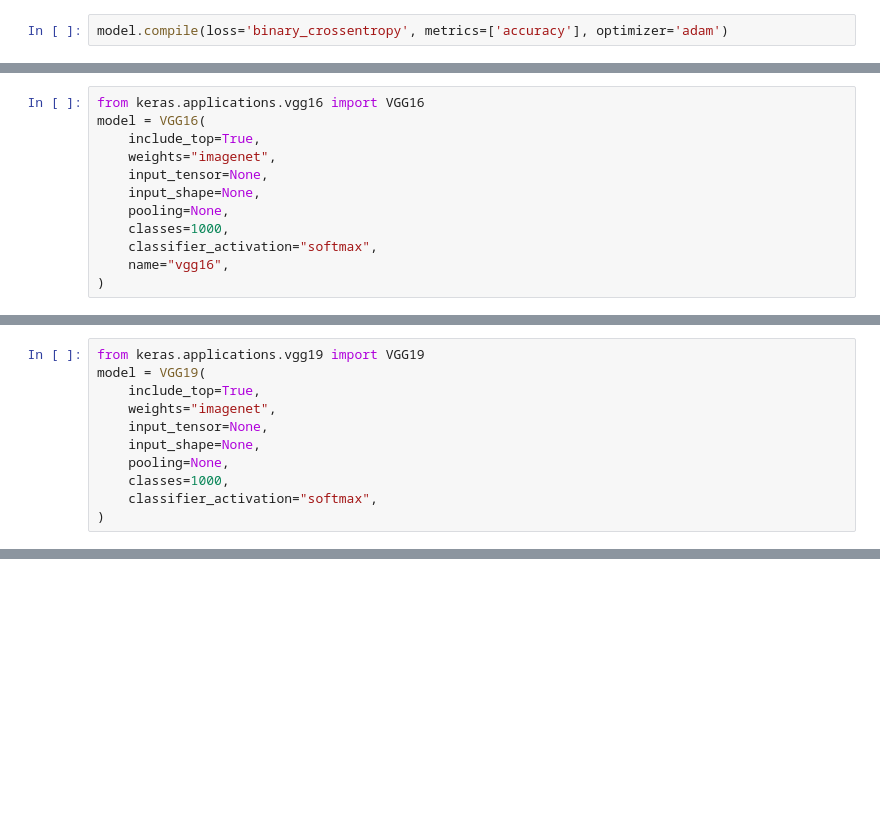
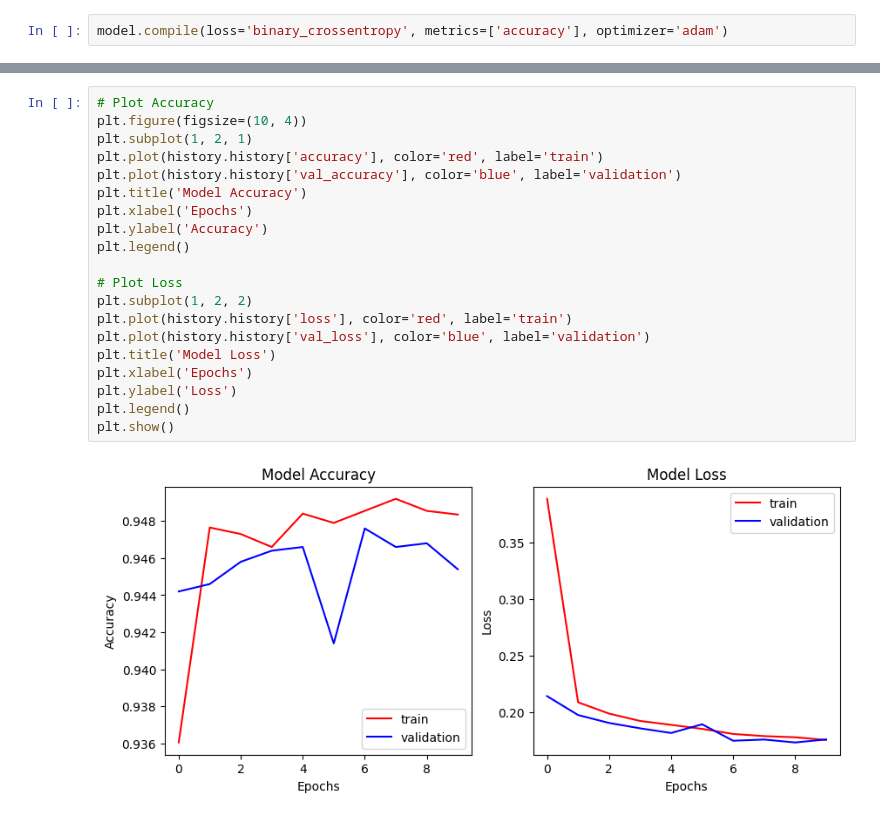
Before and after one commit to anirban2005143a/machine_learning, a Jupyter notebook: deep_learning/CNN/practice/transfer_learning.ipynb, the cells around one changed output, grey strips where cells are left out. Cells and saved outputs as stored; diff of their text form; blank space fills up the shorter version.

```diff
--- a/deep_learning/CNN/practice/transfer_learning.ipynb
+++ b/deep_learning/CNN/practice/transfer_learning.ipynb
@@ -119,12 +111,0 @@ KeyboardInterrupt:
-# %%
-from keras.applications.vgg16 import VGG16
-model = VGG16(
-    include_top=True,
-    weights="imagenet",
-    input_tensor=None,
-    input_shape=None,
-    pooling=None,
-    classes=1000,
-    classifier_activation="softmax",
-    name="vgg16",
-)
@@ -155,11 +111,0 @@ Model: "vgg16"
-# %%
-from keras.applications.vgg19 import VGG19
-model = VGG19(
-    include_top=True,
-    weights="imagenet",
-    input_tensor=None,
-    input_shape=None,
-    pooling=None,
-    classes=1000,
-    classifier_activation="softmax",
-)
@@ -189,0 +135,22 @@ Model: "vgg19"
+# %%
+# Plot Accuracy
+plt.figure(figsize=(10, 4))
+plt.subplot(1, 2, 1)
+plt.plot(history.history['accuracy'], color='red', label='train')
+plt.plot(history.history['val_accuracy'], color='blue', label='validation')
+plt.title('Model Accuracy')
+plt.xlabel('Epochs')
+plt.ylabel('Accuracy')
+plt.legend()
+
+# Plot Loss
+plt.subplot(1, 2, 2)
+plt.plot(history.history['loss'], color='red', label='train')
+plt.plot(history.history['val_loss'], color='blue', label='validation')
+plt.title('Model Loss')
+plt.xlabel('Epochs')
+plt.ylabel('Loss')
+plt.legend()
+plt.show()
+# %% [output]
+[figure, added]
```
Also changed, not shown: parts of 12 cells of this notebook, 6 other files.
